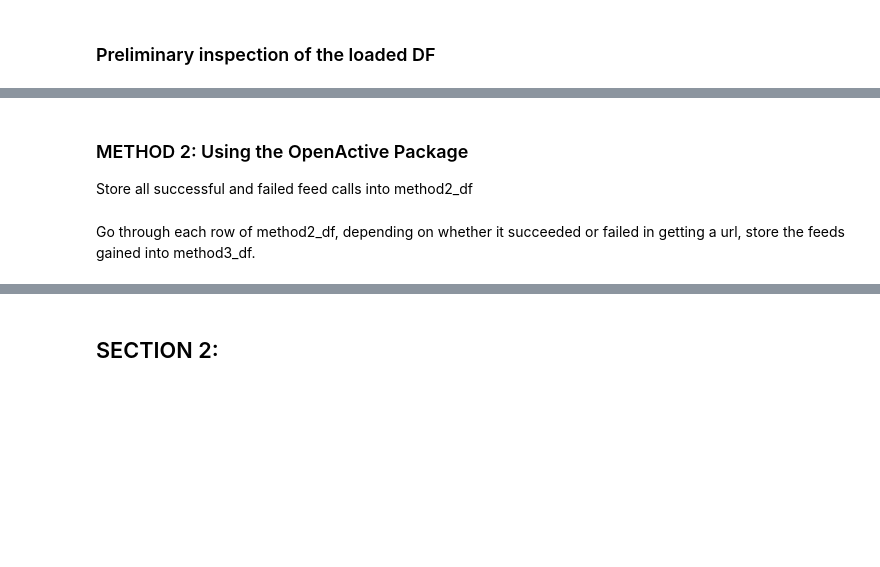
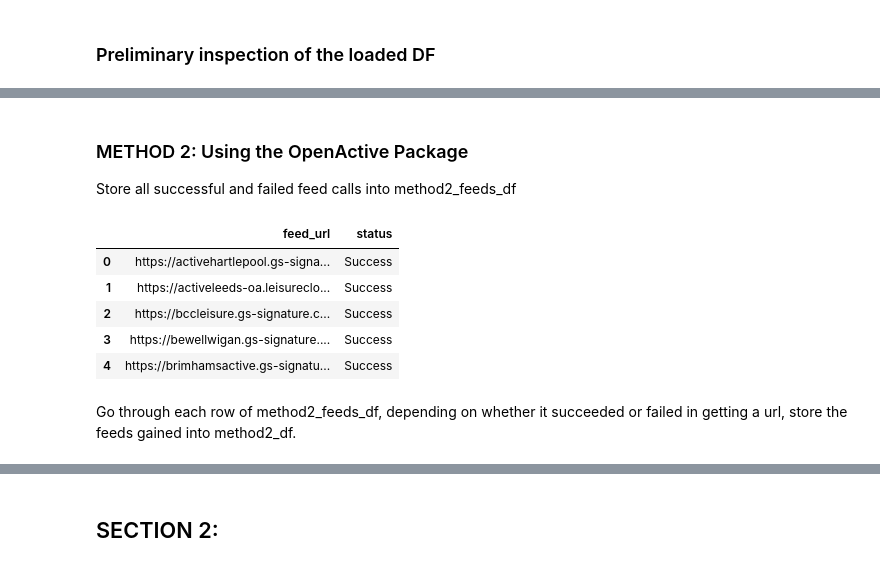
Before and after one commit to michaelsamuel2005/ls-openactive, a Jupyter notebook: notebooks/data_acquisition.ipynb, the cells around one changed output, grey strips where cells are left out. Cells and saved outputs as stored; diff of their text form; code cells hidden in the pictures; blank space fills up the shorter version.

```diff
--- a/notebooks/data_acquisition.ipynb
+++ b/notebooks/data_acquisition.ipynb
@@ -138,13 +159,7 @@ method1_df.describe()
 # %% [markdown]
 ### METHOD 2: Using the OpenActive Package
-Store all successful and failed feed calls into method2_df
+Store all successful and failed feed calls into method2_feeds_df
 # %%
-import openactive as oa
-import pandas as pd
-import io
-import contextlib
-import re
-
 # Capture printed output from oa.get_feeds()
 output = io.StringIO()
 
@@ -152,35 +167,42 @@ with contextlib.redirect_stdout(output), contextlib.redirect_stderr(output):
     feeds = oa.get_feeds()
 
 # Store all printed warnings/errors
 errors = output.getvalue()
 
 # Extract failed URLs from error messages
 failed_urls = re.findall(
     r"ERROR: Can't get dataset: (.+)",
     errors
 )
 
 # Create table rows
 data = []
 
 # Add successful feeds
 for provider_url, feed_data in feeds.items():
     data.append({
         "feed_url": provider_url,
         "status": "Success"
     })
 
 # Add failed feeds
 for url in failed_urls:
     data.append({
         "feed_url": url,
         "status": "Failed",
     })
 
 # Convert to DataFrame
-method2_df = pd.DataFrame(data)
+method2_feeds_df = pd.DataFrame(data)
 
-method2_df.head()
+method2_feeds_df.head()
+# %% [output]
+|  | feed_url | status |
+| 0 | https://activehartlepool.gs-signa... | Success |
+| 1 | https://activeleeds-oa.leisureclo... | Success |
+| 2 | https://bccleisure.gs-signature.c... | Success |
+| 3 | https://bewellwigan.gs-signature.... | Success |
+| 4 | https://brimhamsactive.gs-signatu... | Success |
 # %% [markdown]
-Go through each row of method2_df, depending on whether it succeeded or failed in getting a url, store the feeds gained into method3_df.
+Go through each row of method2_feeds_df, depending on whether it succeeded or failed in getting a url, store the feeds gained into method2_df.
 # %%
```
Also changed, not shown: parts of 9 cells of this notebook.
